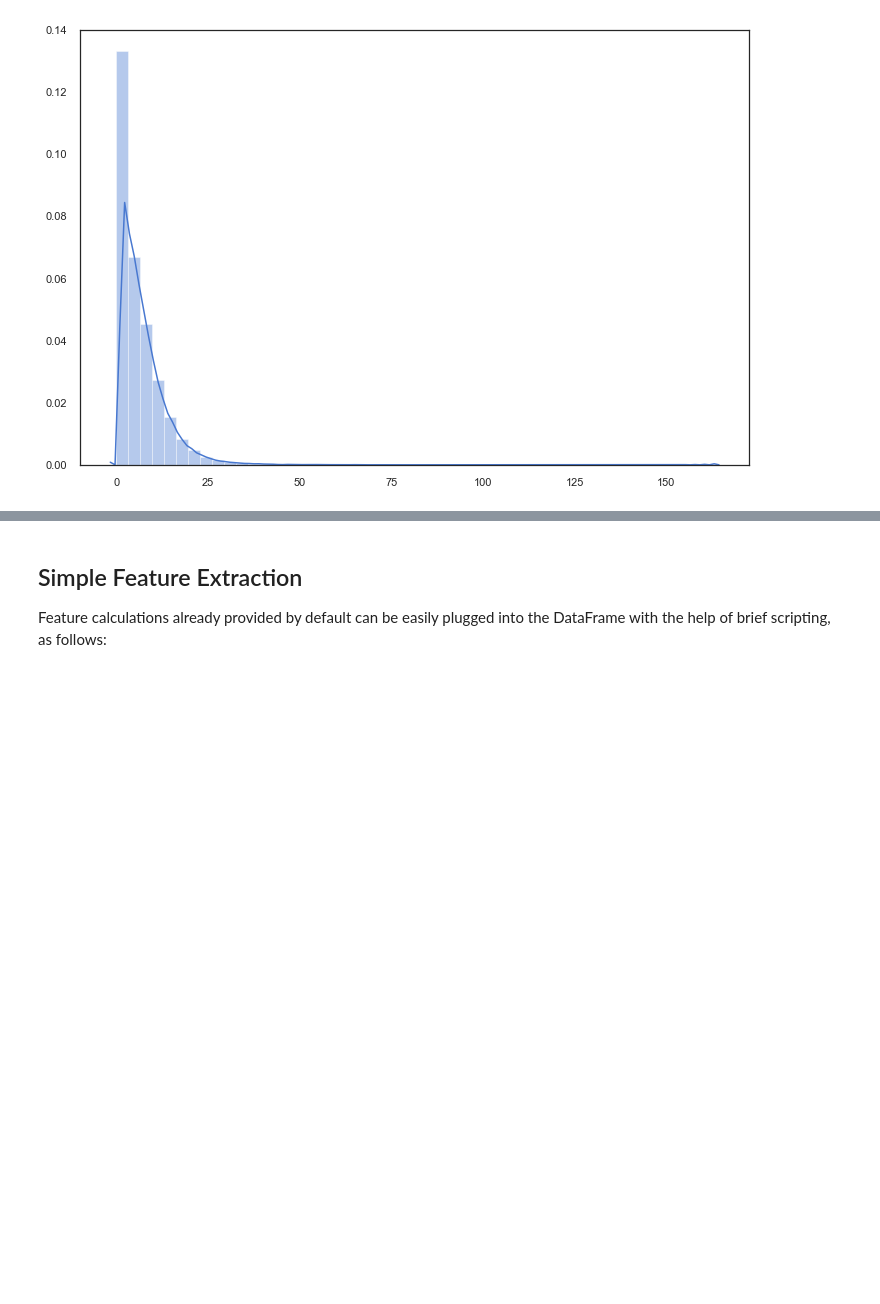
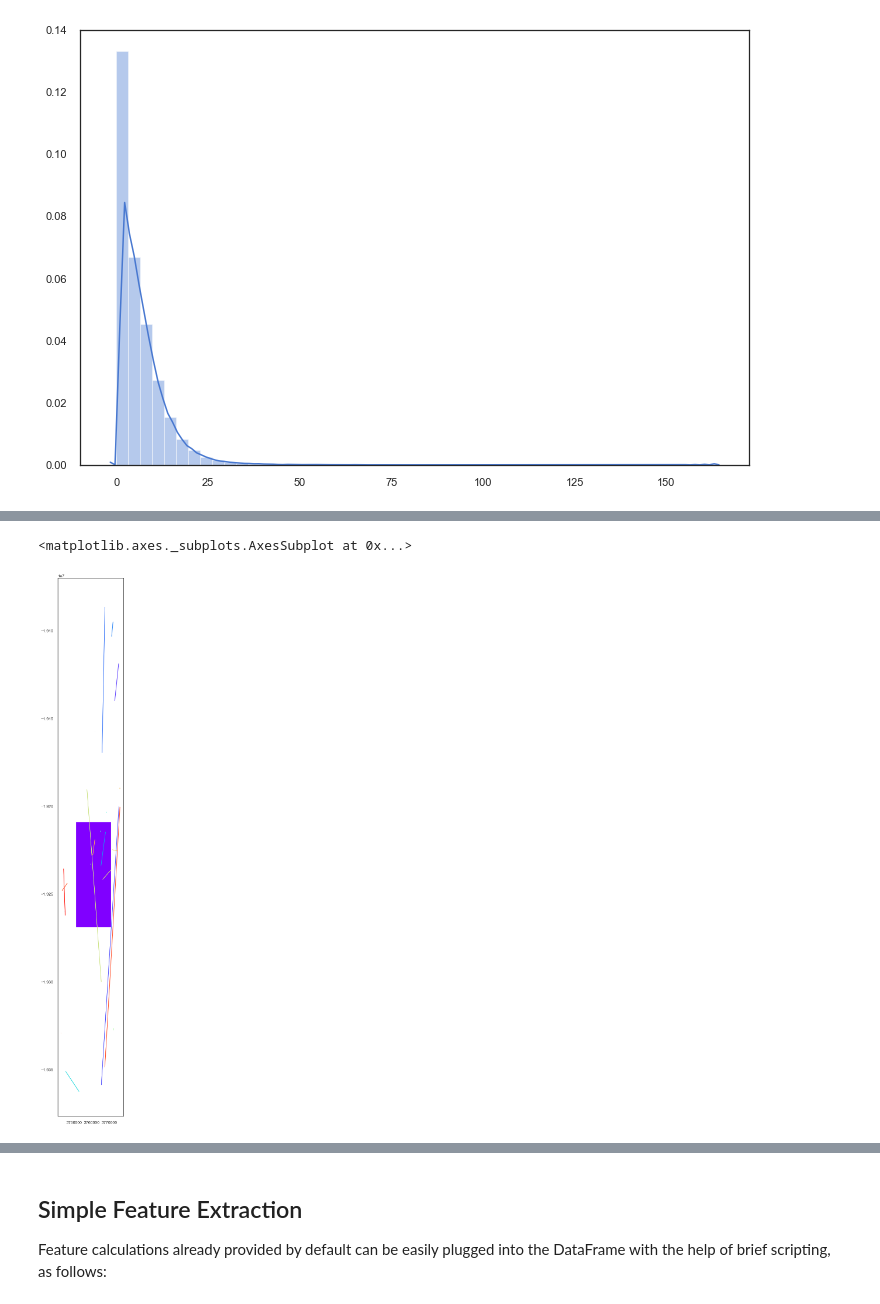
Before and after one commit to jcezarms/ey-nextwave-competition, a Jupyter notebook: notebooks/julio-00.exploratory-data-analysis.ipynb, the cells around one changed output, grey strips where cells are left out. Saved outputs shown, nothing was run; the diff lists cells and outputs as text; code cells hidden in the pictures; blank space fills up the shorter version.

```diff
--- a/notebooks/julio-00.exploratory-data-analysis.ipynb
+++ b/notebooks/julio-00.exploratory-data-analysis.ipynb
@@ -594,0 +512,30 @@ def central_permanency_density(xa, ya, distance, entry_inside_center):
+# %%
+from shapely.geometry import Point, LineString, Polygon
+import matplotlib.cm as cm
+
+# Sampling
+three_oclock = pd.to_timedelta('15:00:00')
+four_oclock = pd.to_timedelta('16:00:00')
+
+samples = train[(train.time_exit >= three_oclock) & (train.time_exit <= four_oclock)].tail(40).copy()
+samples['geometry'] = samples.apply(lambda row: LineString([(row['x_entry'], row['y_entry']), (row['x_exit'], row['y_exit'])]), axis=1)
+
+# City center polygon
+center_polygon = Polygon([(center['x_min'], center['y_min']), (center['x_min'], center['y_max']),
+                          (center['x_max'], center['y_max']), (center['x_max'], center['y_min'])])
+
+center_polygon_frame = pd.DataFrame({ 'geometry': center_polygon }, index=[0])
+samples_plus_center = pd.concat([samples, center_polygon_frame], sort=False)
+
+# Geo plot
+geodf = gpd.GeoDataFrame(samples_plus_center)
+
+colors = cm.rainbow(np.linspace(0, 1, len(geodf)))
+
+fig = plt.figure(1, dpi=90, figsize=(25, 27))
+ax = fig.add_subplot(121)
+
+geodf.plot(ax=ax, color=colors)
+# %% [output]
+<matplotlib.axes._subplots.AxesSubplot at 0x...>
+[figure, added]
```
Also changed, not shown: parts of 43 cells of this notebook.
